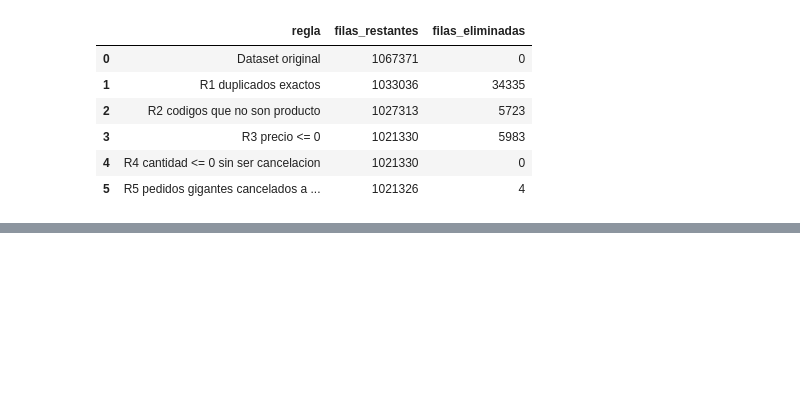
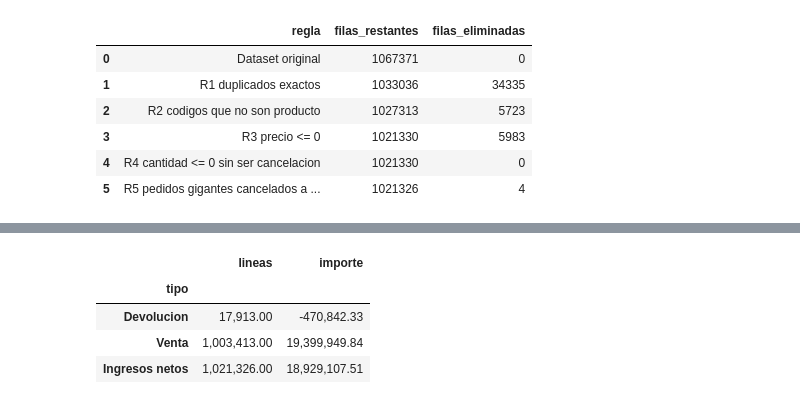
Before and after one commit to Xantyagoh/grupo3-bi-ecommerce, a Jupyter notebook: notebooks/02_preparacion_modelado.ipynb, the cells around one changed output, grey strips where cells are left out. Saved outputs shown, nothing was run; the diff lists cells and outputs as text; code cells hidden in the pictures; blank space fills up the shorter version.

```diff
--- a/notebooks/02_preparacion_modelado.ipynb
+++ b/notebooks/02_preparacion_modelado.ipynb
@@ -227,0 +316,12 @@ Filas eliminadas por R5: 4 | filas restantes: 1,021,326
+# %%
+# Verificacion final: el archivo guardado se puede releer y cuadra con lo calculado
+chk = pd.read_parquet(PROC / 'lineas_limpias.parquet')
+resumen = chk.groupby('tipo')['importe'].agg(lineas='size', importe='sum')
+resumen.loc['Ingresos netos'] = [len(chk), chk['importe'].sum()]
+resumen
+# %% [output]
+|  | lineas | importe |
+| tipo |  |  |
+| Devolucion | 17,913.00 | -470,842.33 |
+| Venta | 1,003,413.00 | 19,399,949.84 |
+| Ingresos netos | 1,021,326.00 | 18,929,107.51 |
```
Also changed, not shown: parts of 6 cells of this notebook, 1 other file.
